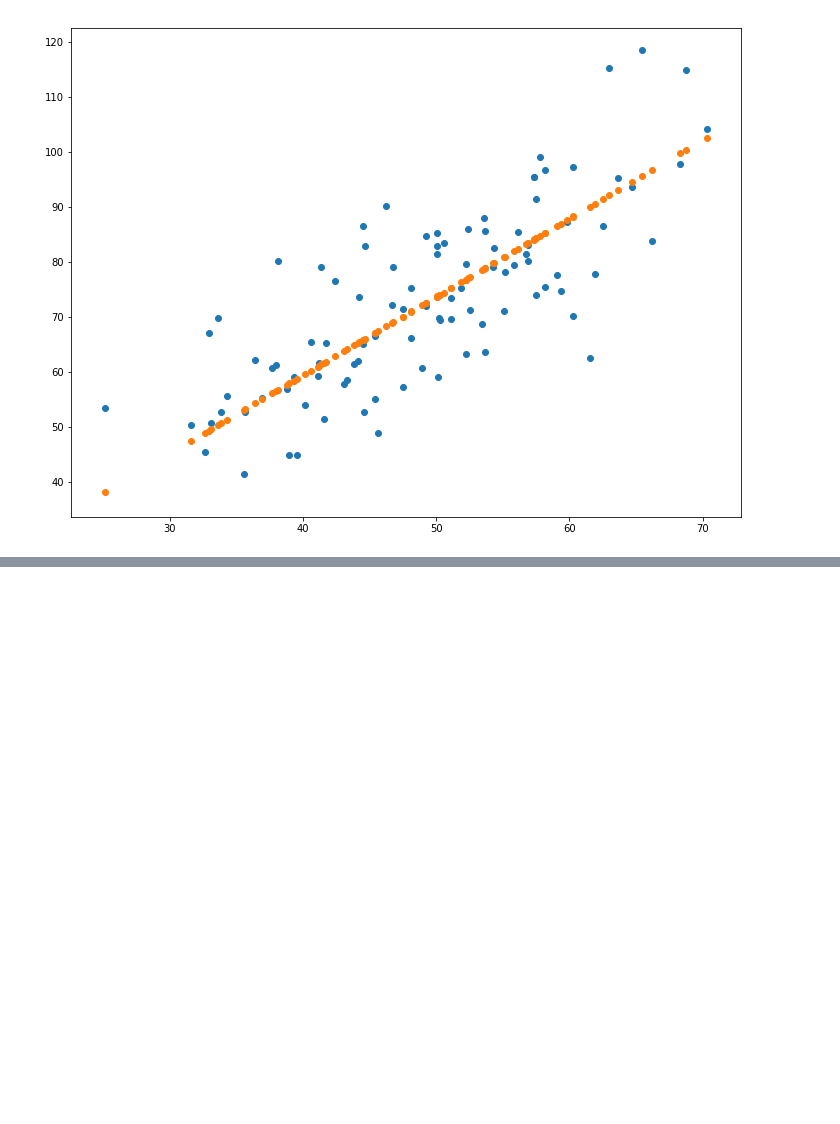
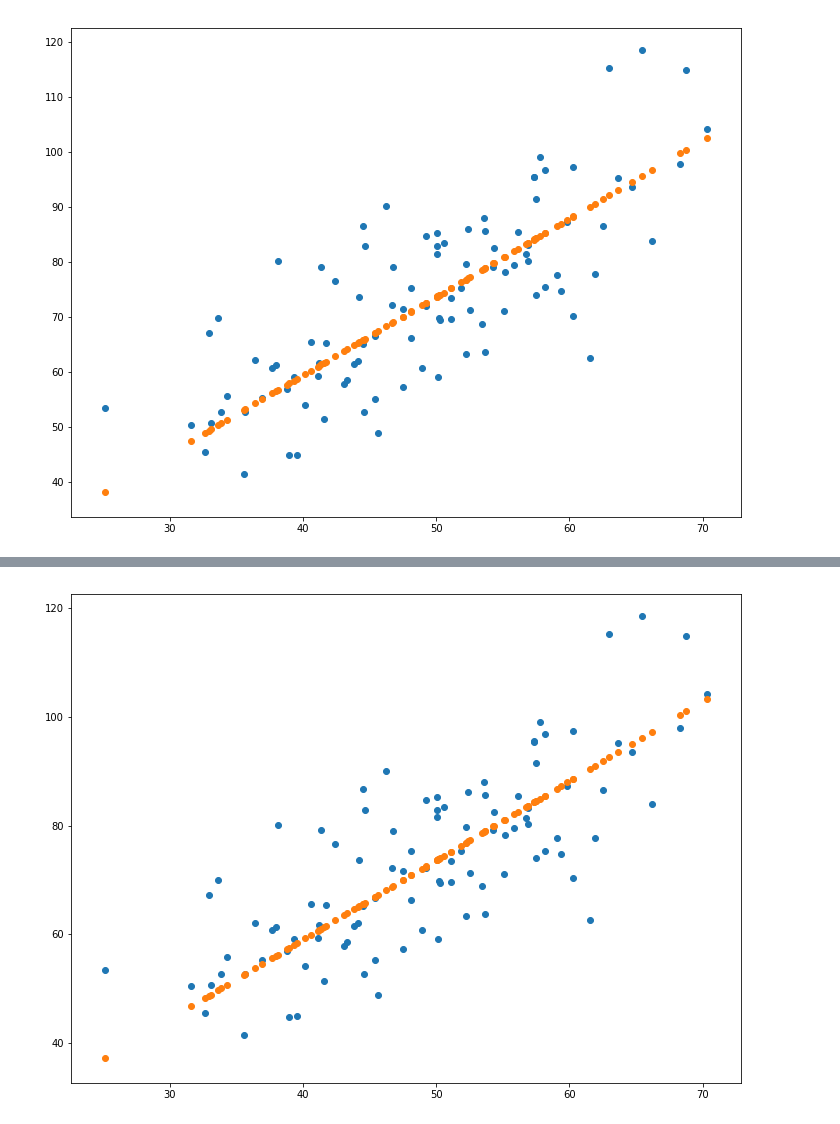
Before and after one commit to AzePUG/Deep_Learning_Video_Materials, a Jupyter notebook: 02.Vectorization_Broadcasting/Linear_Regression_For_Loop_Random_Weights(optional).ipynb, the cells around one changed output, grey strips where cells are left out. Drawn from its saved outputs; the diff is of its cells as text; code cells hidden in the pictures; blank space fills up the shorter version.

```diff
--- a/02.Vectorization_Broadcasting/Linear_Regression_For_Loop_Random_Weights(optional).ipynb
+++ b/02.Vectorization_Broadcasting/Linear_Regression_For_Loop_Random_Weights(optional).ipynb
@@ -120,0 +160,17 @@ plt.show()
+# %%
+%%time
+# hypothesis for all the samples For Loop
+Y_pred = []
+
+# Getting the mean of m and c
+m_norm = np.mean(m)
+c_norm = np.mean(c)
+print(m_norm)
+print(c_norm)
+for i in range(n):
+    # Applying calculated mean of m and c to each X values to get predicted Y values
+    y_hat = m_norm*X[i] + c_norm
+    Y_pred.append(y_hat)
+
+print(Y[:10])
+print(Y_pred[:10])
@@ -120,0 +194,7 @@ plt.show()
+# %%
+plt.rcParams['figure.figsize'] = (12.0, 9.0)
+plt.scatter(X, Y)
+plt.scatter(X, Y_pred)
+plt.show()
+# %% [output]
+[figure, added]
```
Also changed, not shown: parts of 2 cells of this notebook.
